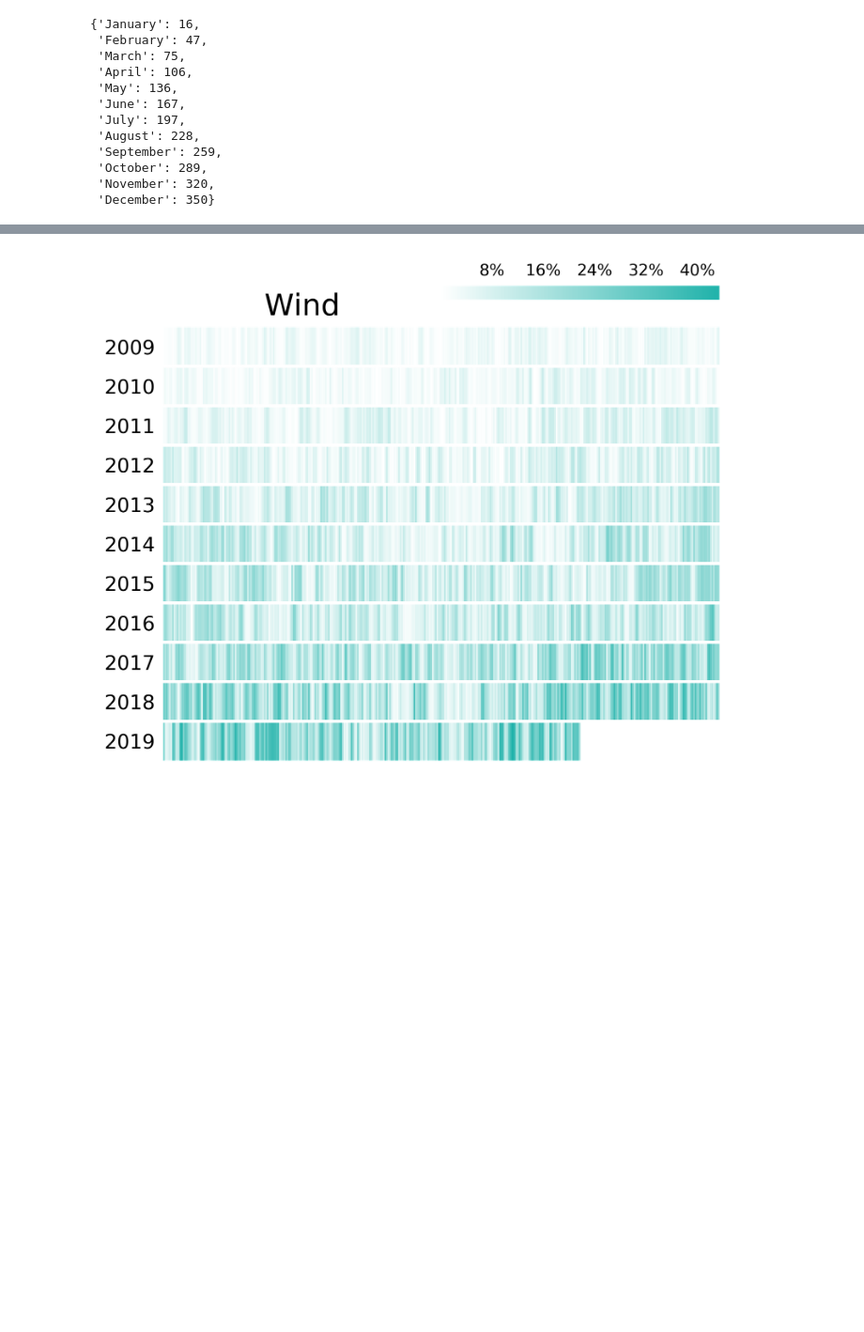
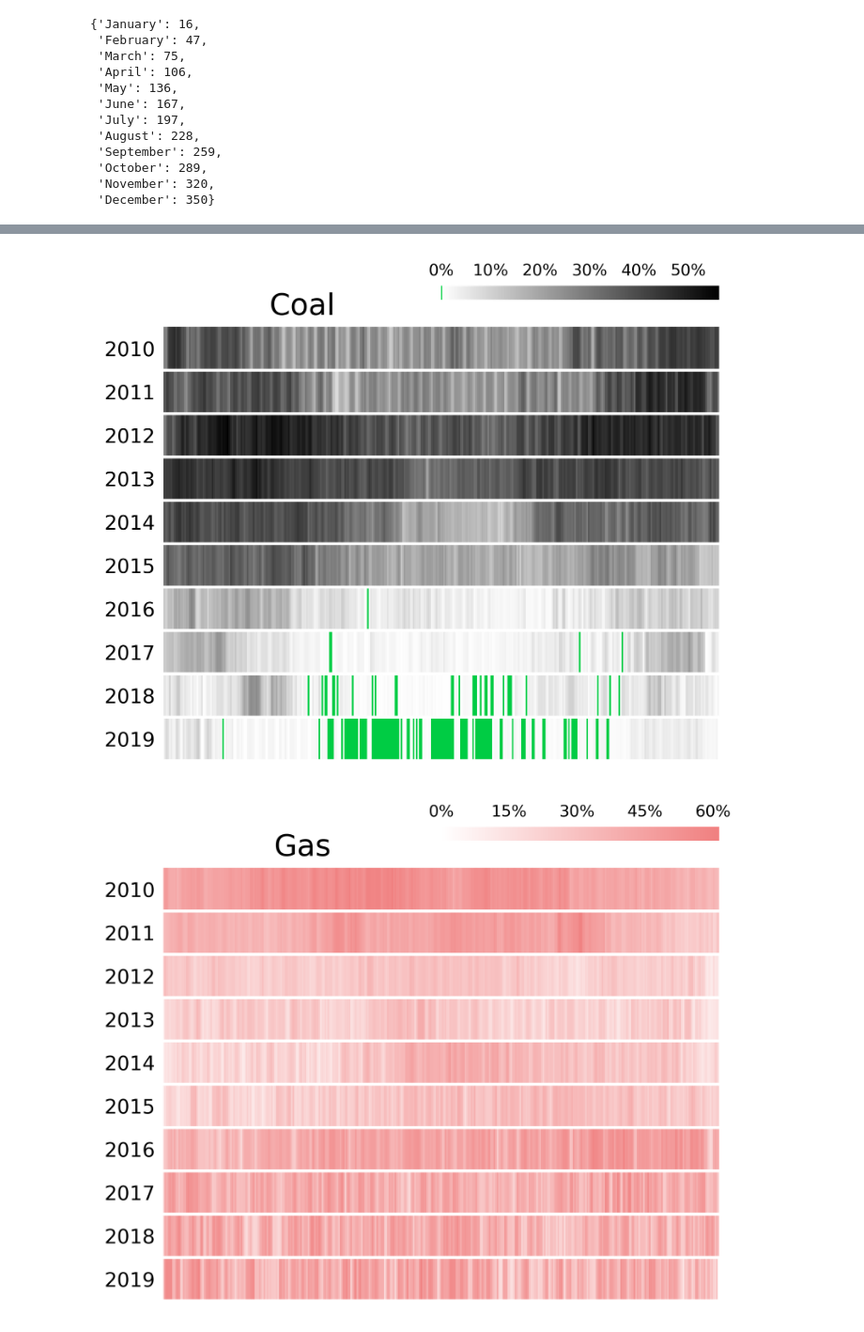
Before and after one commit to AyrtonB/UK-Fuel-Transition, a Jupyter notebook: Fuel Penetration Heatmaps.ipynb, the cells around one changed output, grey strips where cells are left out. Shown at 94% size. Cells and saved outputs as stored; diff of their text form; code cells hidden in the pictures; blank space fills up the shorter version.

```diff
--- a/Fuel Penetration Heatmaps.ipynb
+++ b/Fuel Penetration Heatmaps.ipynb
@@ -17,7 +17,10 @@ from matplotlib.patches import Rectangle
 #### Reading in Data
 # %%
 df_EI = pd.read_csv('data/EI.csv', parse_dates=['local_datetime'])
+
 df_EI['local_datetime'] = pd.DatetimeIndex(pd.to_datetime(df_EI['local_datetime'], utc=True)).tz_convert('Europe/London')
 df_EI = df_EI.set_index('local_datetime')
+df_EI = df_EI['2010':]
+
 df_EI.head()
 # %% [output]
@@ -168,7 +171,7 @@ def plot_wide_fuel(df_fuel_wide, fuel, ax, bkg_c='white', cmap='viridis'):
     ## Creating heatmap
     sns.heatmap(df_fuel_wide, cmap=cmap, ax=ax, mask=df_fuel_wide.isnull(),
                 cbar_kws={'use_gridspec':False, 'shrink':0.5, 'location':'top',
-                          'anchor':(1, 0), 'format':'%.0f%%'})
+                          'anchor':(1, 0), 'format':'%.0f%%'}, vmin=0)
 
     cbar = ax.collections[0].colorbar
     cbar.ax.tick_params(labelsize=8, top=False, pad=0.05)
@@ -181,7 +184,7 @@ def plot_wide_fuel(df_fuel_wide, fuel, ax, bkg_c='white', cmap='viridis'):
 
     ## Formatting ticks
     month_starts, month_names = create_month_starts_names()
-    ax.set_yticklabels(list(range(2009,2019+1)), fontsize=10)
+    ax.set_yticklabels(list(range(2010,2019+1)), fontsize=10)
 
     ax.hlines(list(range(1, 11)), xmin=0, xmax=365, color=[bkg_c])
     ax.tick_params(left=False, bottom=False, labelbottom=False, pad=0.5)
@@ -208,5 +211,5 @@ for fuel in fuels:
     ## Plotting
     ax[fuel] = plot_wide_fuel(df_fuel_wide, fuel, ax[fuel], bkg_c, cmap=make_colormap(fuel_cmaps[fuel]))
 
-#fig.savefig('img/fuel_pct.png')
+fig.savefig('img/fuel_pct.png')
 # %% [output]
@@ -214,19 +217,20 @@ for fuel in fuels:
 # %%
-fig = plt.figure(dpi=500, figsize=(5, 5))
-ax = plt.subplot()
+for fuel in fuels:
+    fig = plt.figure(dpi=500, figsize=(5, 5))
+    ax = plt.subplot()
 
-for fuel in ['wind']:
     ## Creating wide df for fuel
     df_fuel_pct = create_fuel_pct(df_EI, fuel)
     df_fuel_wide = df_fuel_pct_2_wide(df_fuel_pct.resample('D').mean(), fuel)
 
     ## Removing extra days caused by leap years
     cols_2_drop = list(df_fuel_wide.columns[df_fuel_wide.isnull().sum()>1])
     df_fuel_wide = df_fuel_wide.drop(columns=cols_2_drop)
 
     ## Plotting
     ax = plot_wide_fuel(df_fuel_wide, fuel, ax, bkg_c, cmap=make_colormap(fuel_cmaps[fuel]))
 
-fig.savefig('img/wind.png')
+    fig.savefig(f'img/{fuel}.png')
 # %% [output]
-[figure, old version]
+[figure, new version]
+[figure, added]
```
Also changed, not shown: parts of 8 cells of this notebook, 8 other files.
